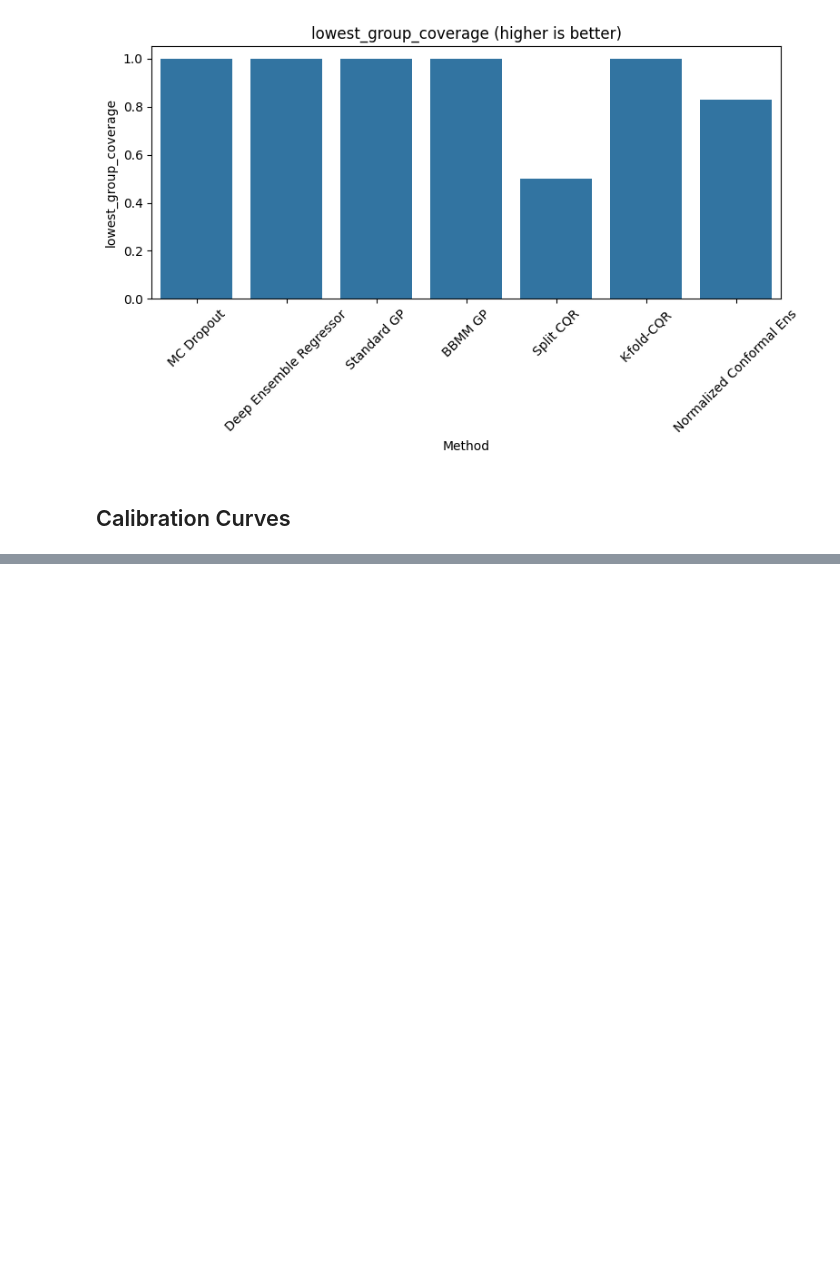
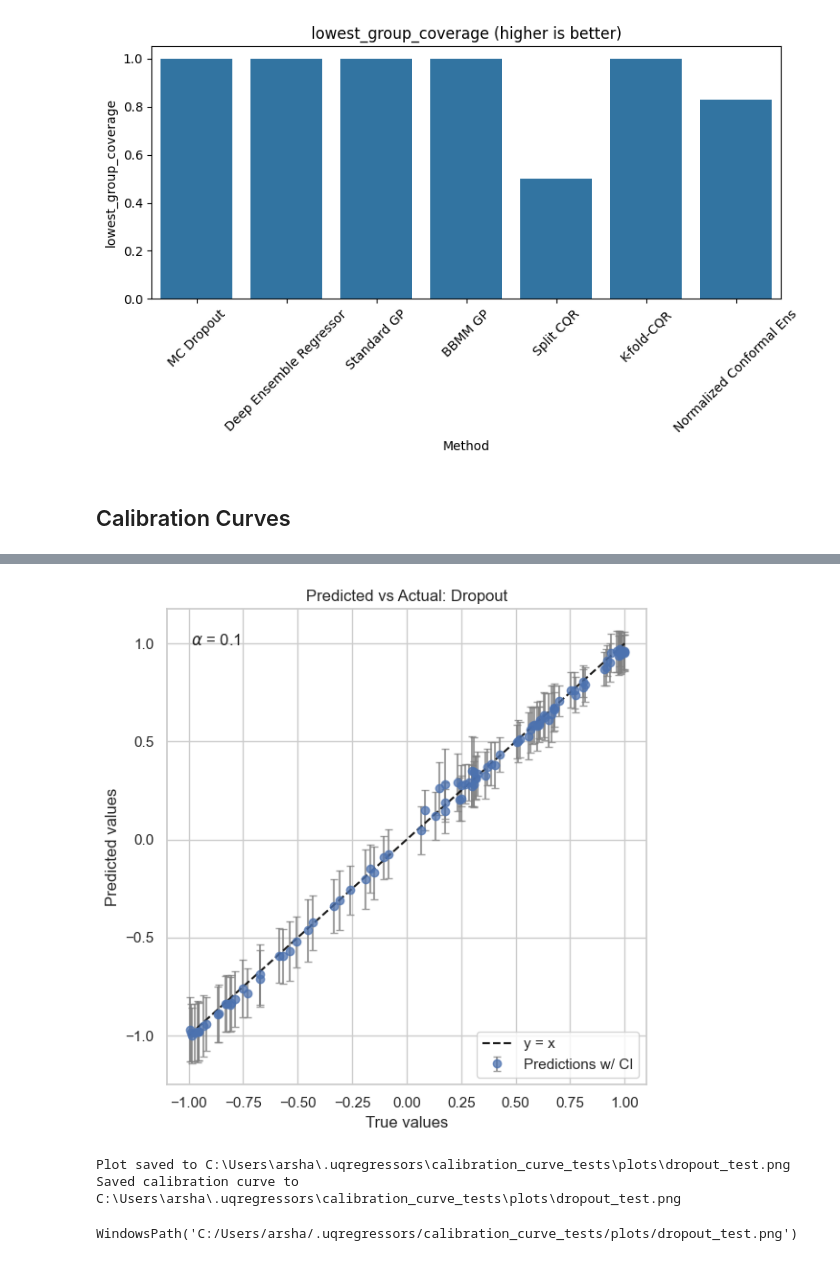
Before and after one commit to arjunrs3/UQRegressors, a Jupyter notebook: examples/examples_sin_1d.ipynb, the cells around one changed output, grey strips where cells are left out. Drawn from its saved outputs; the diff is of its cells as text; code cells hidden in the pictures; blank space fills up the shorter version.

```diff
--- a/examples/examples_sin_1d.ipynb
+++ b/examples/examples_sin_1d.ipynb
@@ -466,0 +490,9 @@ plt.show()
+# %%
+from uqregressors.plotting.plotting import plot_pred_vs_true
+
+plot_pred_vs_true(*dropout_sol, y_true, samples=100, include_confidence=True, alpha=0.1, title="Predicted vs Actual: Dropout",  save_dir=Path.home()/".uqregressors"/"calibration_curve_tests", filename="dropout_test.png", show=True)
+# %% [output]
+[figure, added]
+Plot saved to C:\Users\arsha\.uqregressors\calibration_curve_tests\plots\dropout_test.png
+Saved calibration curve to C:\Users\arsha\.uqregressors\calibration_curve_tests\plots\dropout_test.png
+WindowsPath('C:/Users/arsha/.uqregressors/calibration_curve_tests/plots/dropout_test.png')
```
Also changed, not shown: parts of 4 cells of this notebook, 32 other files.
